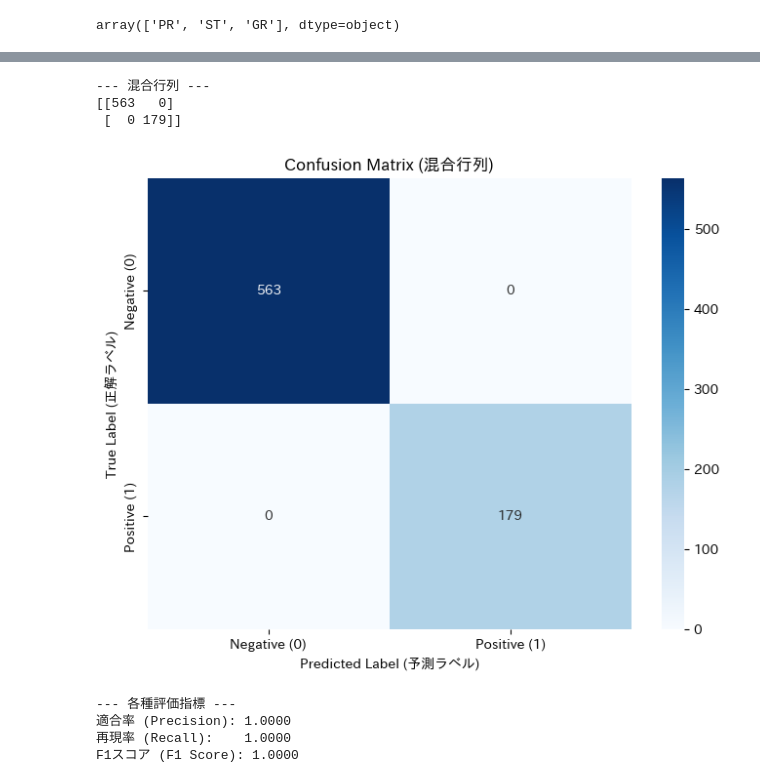
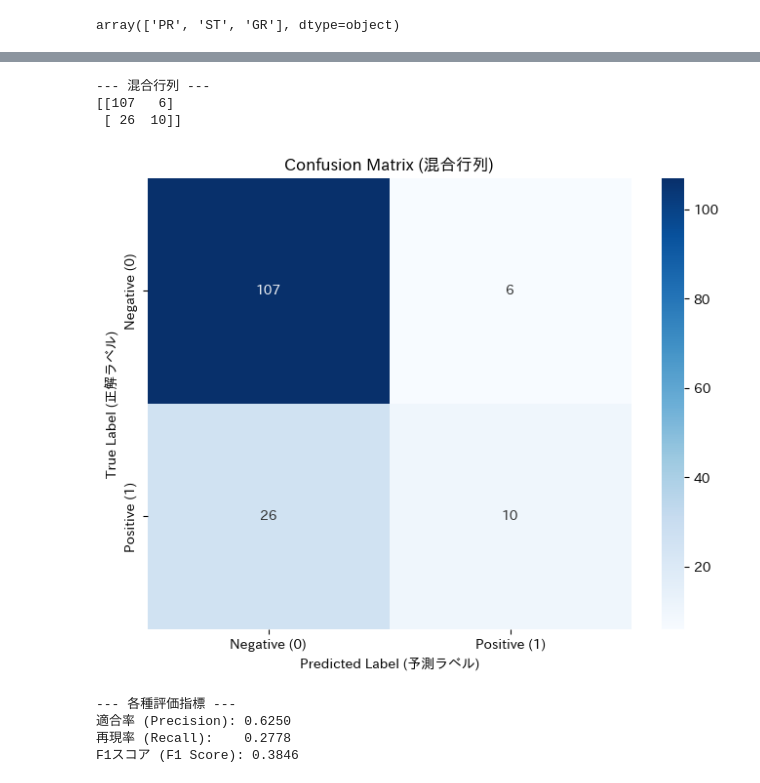
Before and after one commit to tako2go/StudentCup2026, a Jupyter notebook: StudentCompe.ipynb, the cells around one changed output, grey strips where cells are left out. Cells and saved outputs as stored; diff of their text form; code cells hidden in the pictures.

```diff
--- a/StudentCompe.ipynb
+++ b/StudentCompe.ipynb
@@ -149,23 +141,42 @@ train['上場種別'].unique()
 array(['PR', 'ST', 'GR'], dtype=object)
 # %%
 from sklearn.ensemble import RandomForestClassifier
-col = ['従業員数', '上場種別', '事業所数', '工場数', '店舗数', '資本金', '総資産', '流動資産', '固定資産', '負債', '短期借入金', '長期借入金', '純資産', '自己資本', '売上', '営業利益', '経常利益', '当期純利益', '営業CF', '減価償却費', '運転資本変動', '投資CF', '有形固定資産変動', '無形固定資産変動(ソフトウェア関連)', 'アンケート１', 'アンケート２', 'アンケート３', 'アンケート４', 'アンケート５', 'アンケート６', 'アンケート７', 'アンケート８', 'アンケート９', 'アンケート１０', 'アンケート１１']
-X_train = train[col]
-y_train = train['購入フラグ']
-X_test = test[col]
+from sklearn.model_selection import train_test_split
+
+# col = ['従業員数', '上場種別', '事業所数', '工場数', '店舗数', '資本金', '総資産', '流動資産', '固定資産', '負債', '短期借入金', '長期借入金', '純資産', '自己資本', '売上', '営業利益', '経常利益', '当期純利益', '営業CF', '減価償却費', '運転資本変動', '投資CF', '有形固定資産変動', '無形固定資産変動(ソフトウェア関連)', 'アンケート１', 'アンケート２', 'アンケート３', 'アンケート４', 'アンケート５', 'アンケート６', 'アンケート７', 'アンケート８', 'アンケート９', 'アンケート１０', 'アンケート１１']
+# X_train = train[col]
+# y_train = train['購入フラグ']
+# X_test = test[col]
+
+col = ['従業員数', '店舗数', '資本金', '総資産', '流動資産', '固定資産', '負債', '短期借入金', '長期借入金', '純資産', '自己資本', '売上', '営業利益', '経常利益', '当期純利益', ]
+X = train[col]
+y = train['購入フラグ']
+
+X_train, X_test, y_train, y_test = train_test_split(
+    X,
+    y,
+    test_size=0.2,
+    random_state=42,
+    stratify=y
+)
+
+# X_train = train[col]
+# y_train = train['購入フラグ']
+# X_test = test[col]
+
 
 mapping_dict = {
     'PR':0,
     'ST':1,
     'GR':2
 }
-X_train['上場種別'] = X_train['上場種別'].map(mapping_dict)
-X_test['上場種別'] = X_test['上場種別'].map(mapping_dict)
+# X_train['上場種別'] = X_train['上場種別'].map(mapping_dict)
+# X_test['上場種別'] = X_test['上場種別'].map(mapping_dict)
 
 
-model = RandomForestClassifier()
+model = RandomForestClassifier(max_depth=12, random_state=42)
 model.fit(X_train, y_train)
 
 y_train_pred = model.predict(X_train)
 y_test_pred = model.predict(X_test)
-model.score(X_train, y_train)
+# model.score(X_test, y_test)
@@ -184,38 +183,38 @@ See the caveats in the documentation: https://pandas.pydata.org/pandas-docs/stab
 # %%
 import numpy as np
 from sklearn.metrics import confusion_matrix, f1_score, precision_score, recall_score
 import seaborn as sns
 import matplotlib.pyplot as plt
 
-cm = confusion_matrix(y_train, y_train_pred)
+cm = confusion_matrix(y_test, y_test_pred)
 
 print("--- 混合行列 ---")
 print(cm)
 print("\n")
 
 
 plt.figure(figsize=(8, 6))
 sns.heatmap(cm, annot=True, fmt='d', cmap='Blues',
             xticklabels=['Negative (0)', 'Positive (1)'],
             yticklabels=['Negative (0)', 'Positive (1)'])
 plt.xlabel('Predicted Label (予測ラベル)')
 plt.ylabel('True Label (正解ラベル)')
 plt.title('Confusion Matrix (混合行列)')
 plt.show()
 # %% [output]
 --- 混合行列 ---
-[[563   0]
- [  0 179]]
+[[107   6]
+ [ 26  10]]
-[figure, old version]
+[figure, new version]
 # %%
 # 適合率 (Precision): 陽性と予測した中で、実際に陽性だった割合
-precision = precision_score(y_train, y_train_pred)
+precision = precision_score(y_test, y_test_pred)
 
 # 再現率 (Recall): 実際の陽性のうち、正しく陽性と予測できた割合
-recall = recall_score(y_train, y_train_pred)
+recall = recall_score(y_test, y_test_pred)
 
 # F1スコア: 適合率と再現率の調和平均
-f1 = f1_score(y_train, y_train_pred)
+f1 = f1_score(y_test, y_test_pred)
 
 print("--- 各種評価指標 ---")
 print(f"適合率 (Precision): {precision:.4f}")
@@ -224,9 +223,9 @@ print(f"F1スコア (F1 Score): {f1:.4f}")
 print("\n")
 # %% [output]
 --- 各種評価指標 ---
-適合率 (Precision): 1.0000
-再現率 (Recall):    1.0000
-F1スコア (F1 Score): 1.0000
+適合率 (Precision): 0.6250
+再現率 (Recall):    0.2778
+F1スコア (F1 Score): 0.3846
 # %%
 sample_submit = pd.read_csv(base_folder + "sample_submit.csv", header=None)
 sample_submit.iloc[:, 1] = y_test_pred
```
Also changed, not shown: parts of 6 cells of this notebook.
